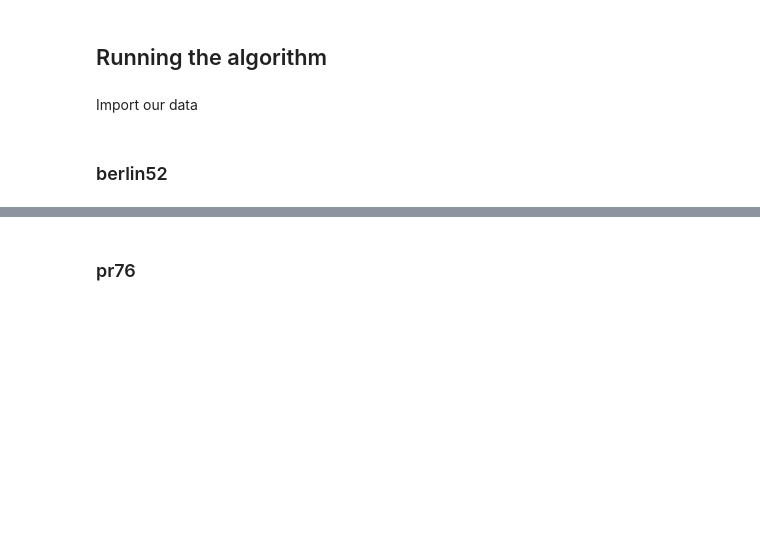
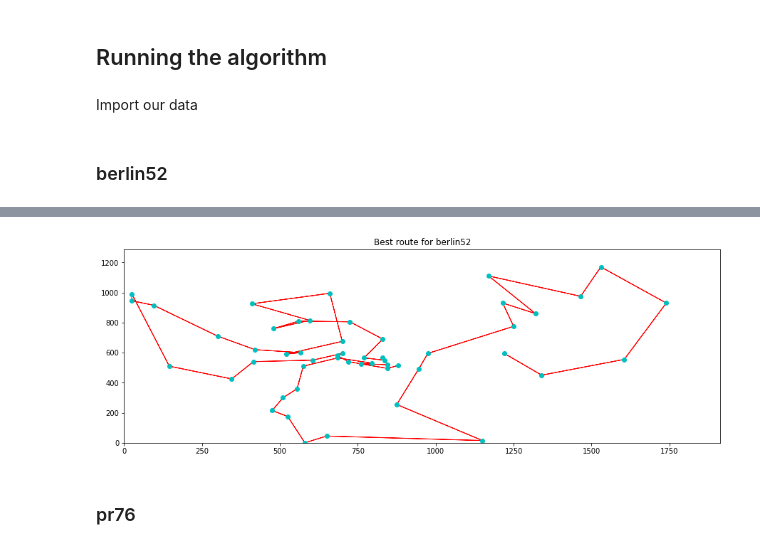
Before and after one commit to DBertazioli/Ant-Q-KGA, a Jupyter notebook: genomic/extended_try.ipynb, the cells around one changed output, grey strips where cells are left out. Saved outputs shown, nothing was run; the diff lists cells and outputs as text; code cells hidden in the pictures; blank space fills up the shorter version.

```diff
--- a/genomic/extended_try.ipynb
+++ b/genomic/extended_try.ipynb
@@ -262,3 +289,7 @@ With an error to minimal value of: 14.77%
+# %%
+plot(df_berlin52, route, 'berlin52')
+# %% [output]
+[figure, added]
 # %% [markdown]
 ### pr76
 # %%
```
Also changed, not shown: parts of 10 cells of this notebook, 4 other files.
